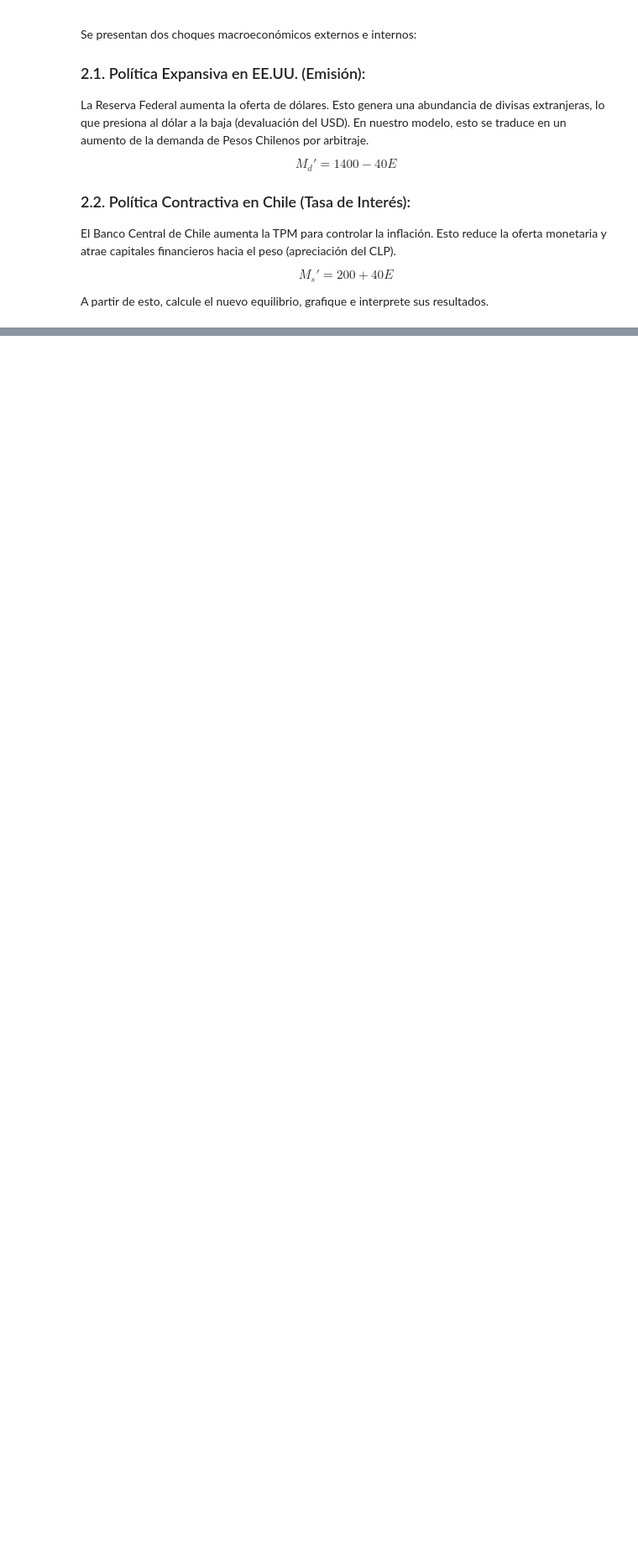
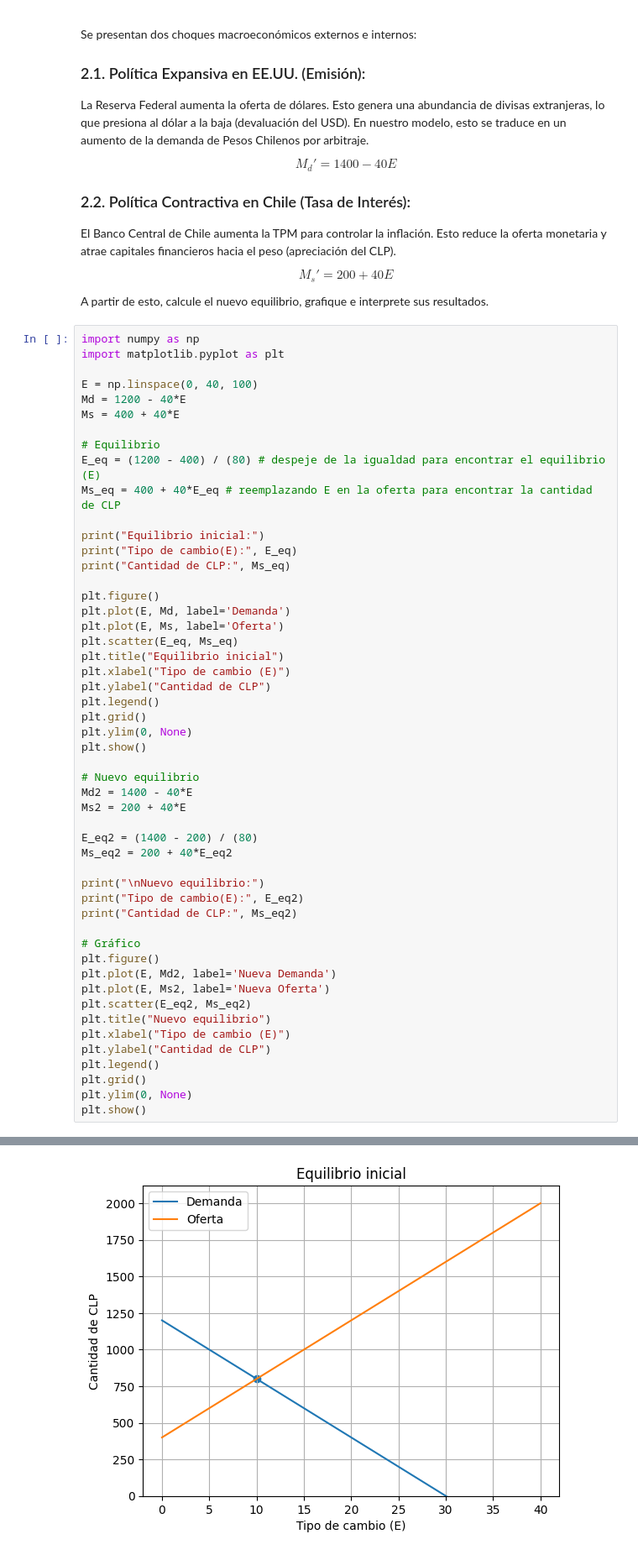
Before and after one commit to LuisPinoV/Tarea1_formulacion_de_proyectos_Bennett_Pino, a Jupyter notebook: tarea.ipynb, the cells around one changed output, grey strips where cells are left out. Shown at 84% size. Drawn from its saved outputs; the diff is of its cells as text; blank space fills up the shorter version.

```diff
--- a/tarea.ipynb
+++ b/tarea.ipynb
@@ -226,3 +386,55 @@ El Banco Central de Chile aumenta la TPM para controlar la inflación. Esto redu
 $$M_s' = 200 + 40E$$
 
 A partir de esto, calcule el nuevo equilibrio, grafique e interprete sus resultados.
+# %%
+import numpy as np
+import matplotlib.pyplot as plt
+
+E = np.linspace(0, 40, 100)
+Md = 1200 - 40*E
+Ms = 400 + 40*E
+
+# Equilibrio
+E_eq = (1200 - 400) / (80) # despeje de la igualdad para encontrar el equilibrio (E)
+Ms_eq = 400 + 40*E_eq # reemplazando E en la oferta para encontrar la cantidad de CLP
+
+print("Equilibrio inicial:")
+print("Tipo de cambio(E):", E_eq)
+print("Cantidad de CLP:", Ms_eq)
+
+plt.figure()
+plt.plot(E, Md, label='Demanda')
+plt.plot(E, Ms, label='Oferta')
+plt.scatter(E_eq, Ms_eq)
+plt.title("Equilibrio inicial")
+plt.xlabel("Tipo de cambio (E)")
+plt.ylabel("Cantidad de CLP")
+plt.legend()
+plt.grid()
+plt.ylim(0, None)
+plt.show()
+
+# Nuevo equilibrio
+Md2 = 1400 - 40*E
+Ms2 = 200 + 40*E
+
+E_eq2 = (1400 - 200) / (80)
+Ms_eq2 = 200 + 40*E_eq2
+
+print("\nNuevo equilibrio:")
+print("Tipo de cambio(E):", E_eq2)
+print("Cantidad de CLP:", Ms_eq2)
+
+# Gráfico
+plt.figure()
+plt.plot(E, Md2, label='Nueva Demanda')
+plt.plot(E, Ms2, label='Nueva Oferta')
+plt.scatter(E_eq2, Ms_eq2)
+plt.title("Nuevo equilibrio")
+plt.xlabel("Tipo de cambio (E)")
+plt.ylabel("Cantidad de CLP")
+plt.legend()
+plt.grid()
+plt.ylim(0, None)
+plt.show()
+# %% [output]
@@ -228,0 +444 @@ A partir de esto, calcule el nuevo equilibrio, grafique e interprete sus resulta
+[figure, added]
```
Also changed, not shown: parts of 12 cells of this notebook.
